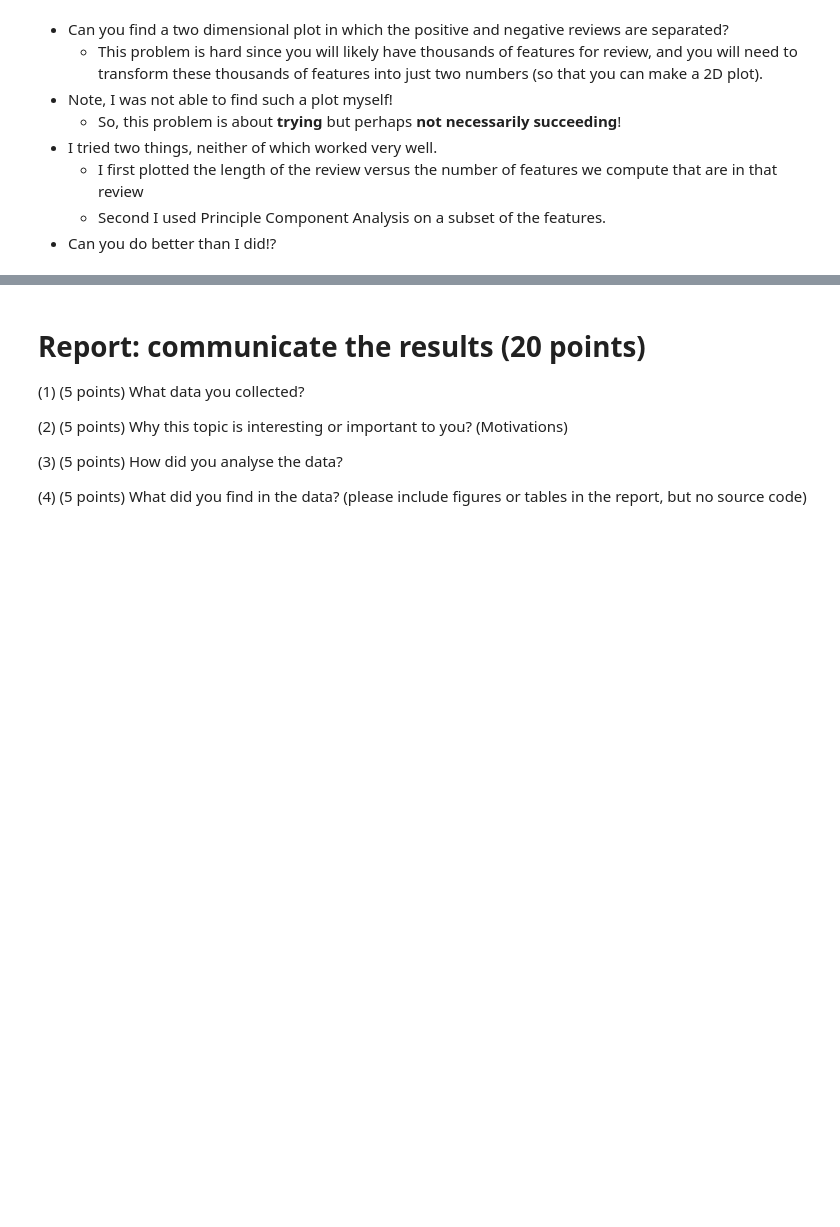
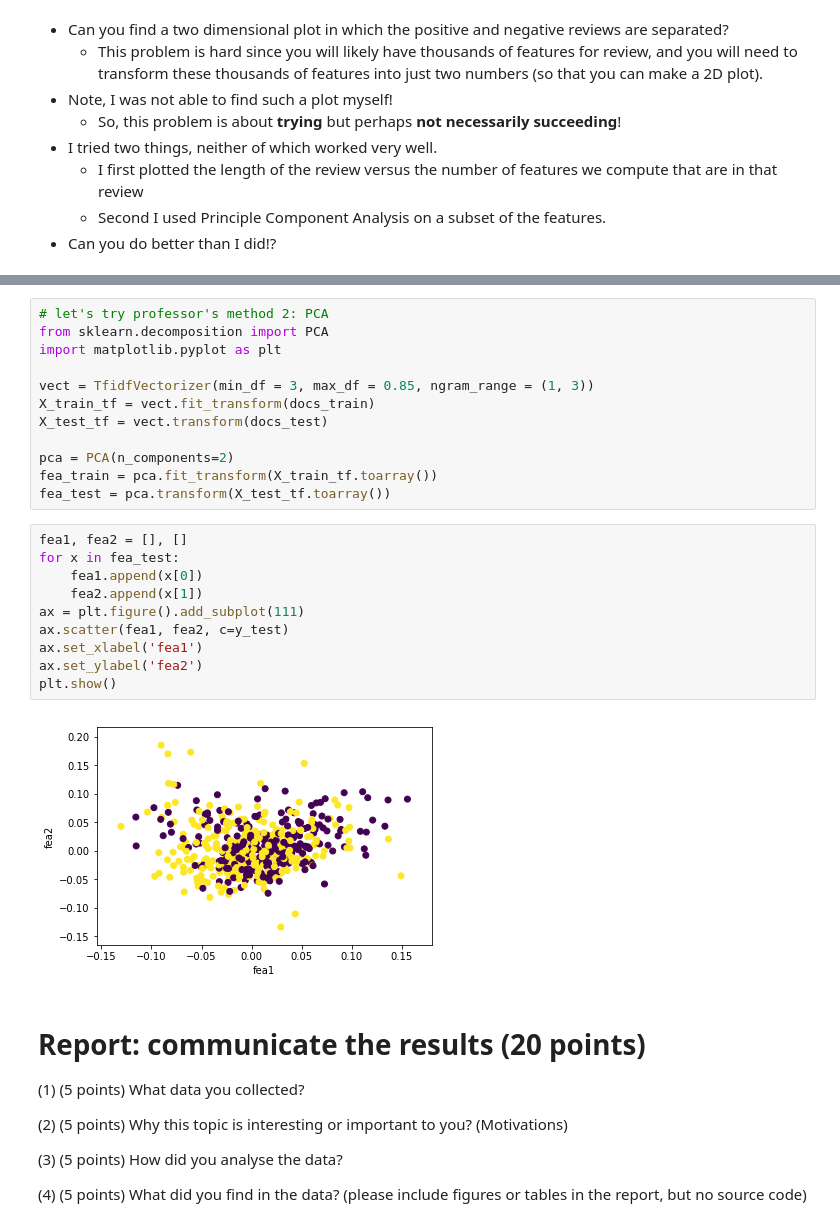
Before and after one commit to tianhaopx/Case-Study-of-Data-Science, a Jupyter notebook: CaseStudy3/CaseStudy3.ipynb, the cells around one changed output, grey strips where cells are left out. Drawn from its saved outputs; the diff is of its cells as text; blank space fills up the shorter version.

```diff
--- a/CaseStudy3/CaseStudy3.ipynb
+++ b/CaseStudy3/CaseStudy3.ipynb
@@ -455,3 +473,27 @@ The second review is positive but predicted as a negative one. After reading thi
+# %%
+# let's try professor's method 2: PCA
+from sklearn.decomposition import PCA
+import matplotlib.pyplot as plt
+
+vect = TfidfVectorizer(min_df = 3, max_df = 0.85, ngram_range = (1, 3))
+X_train_tf = vect.fit_transform(docs_train)
+X_test_tf = vect.transform(docs_test)
+
+pca = PCA(n_components=2)
+fea_train = pca.fit_transform(X_train_tf.toarray())
+fea_test = pca.transform(X_test_tf.toarray())
+# %%
+fea1, fea2 = [], []
+for x in fea_test:
+    fea1.append(x[0])
+    fea2.append(x[1])
+ax = plt.figure().add_subplot(111)
+ax.scatter(fea1, fea2, c=y_test)
+ax.set_xlabel('fea1')
+ax.set_ylabel('fea2')
+plt.show()
+# %% [output]
+[figure, added]
 # %% [markdown]
 # Report: communicate the results (20 points)
 
```
Also changed, not shown: parts of 3 cells of this notebook, 2 other files.
